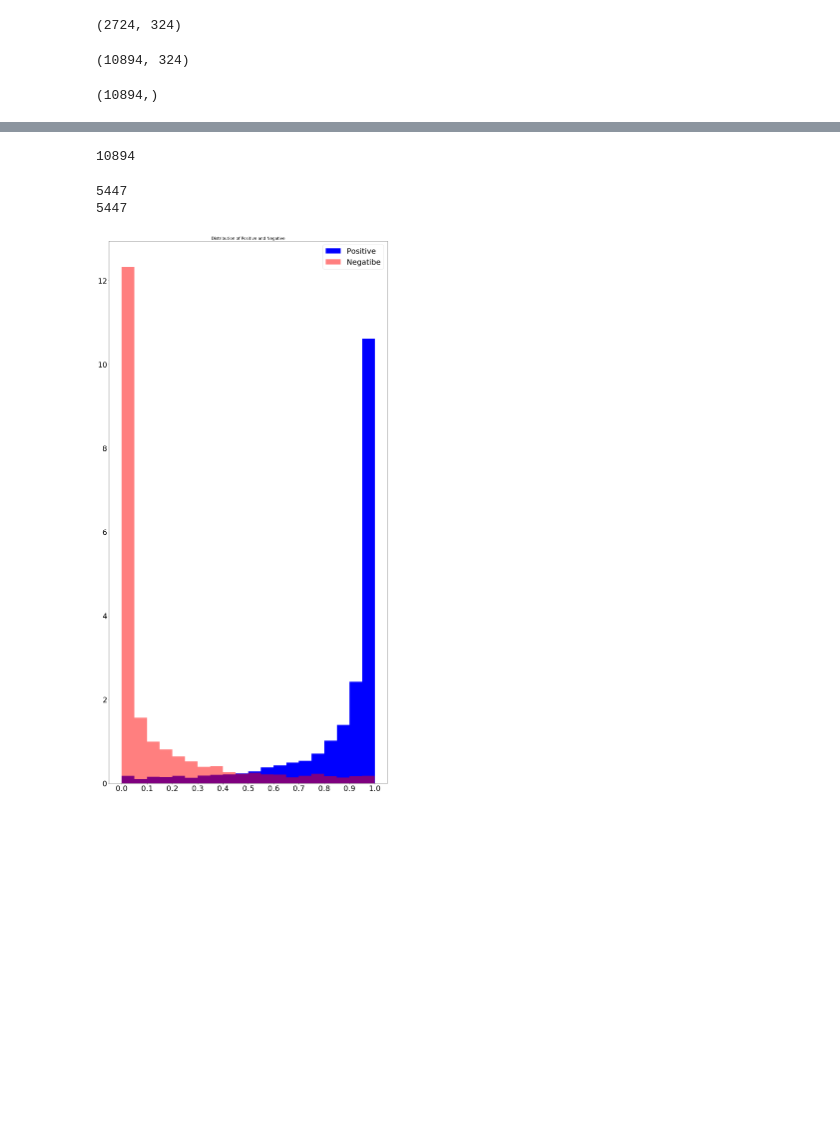
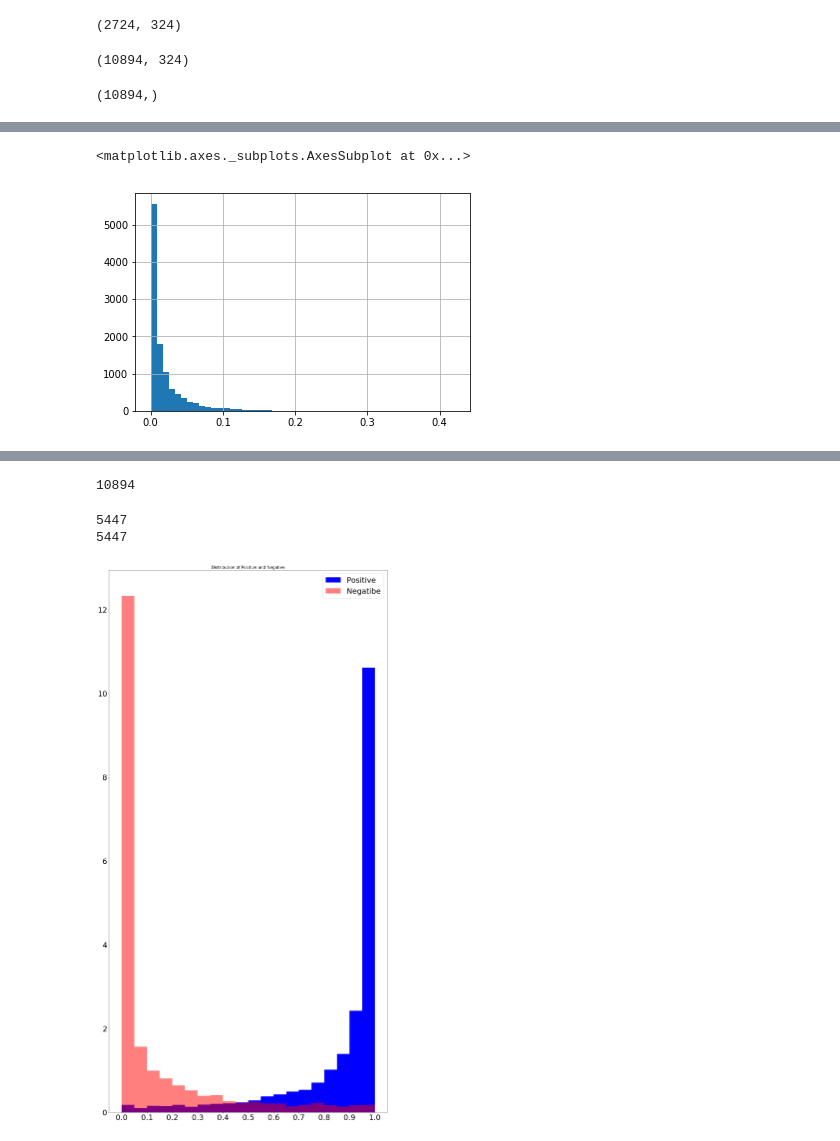
Before and after one commit to caitaozhan/CSE512-homework, a Jupyter notebook: hw3/logistic_regression.ipynb, the cells around one changed output, grey strips where cells are left out. Drawn from its saved outputs; the diff is of its cells as text; code cells hidden in the pictures; blank space fills up the shorter version.

```diff
--- a/hw3/logistic_regression.ipynb
+++ b/hw3/logistic_regression.ipynb
@@ -979,0 +1021,7 @@ y_all.shape
+# %%
+backup = deepcopy(df_X_all)
+# %%
+backup[0].hist(bins=50)
+# %% [output]
+<matplotlib.axes._subplots.AxesSubplot at 0x...>
+[figure, added]
```
Also changed, not shown: parts of 19 cells of this notebook.
